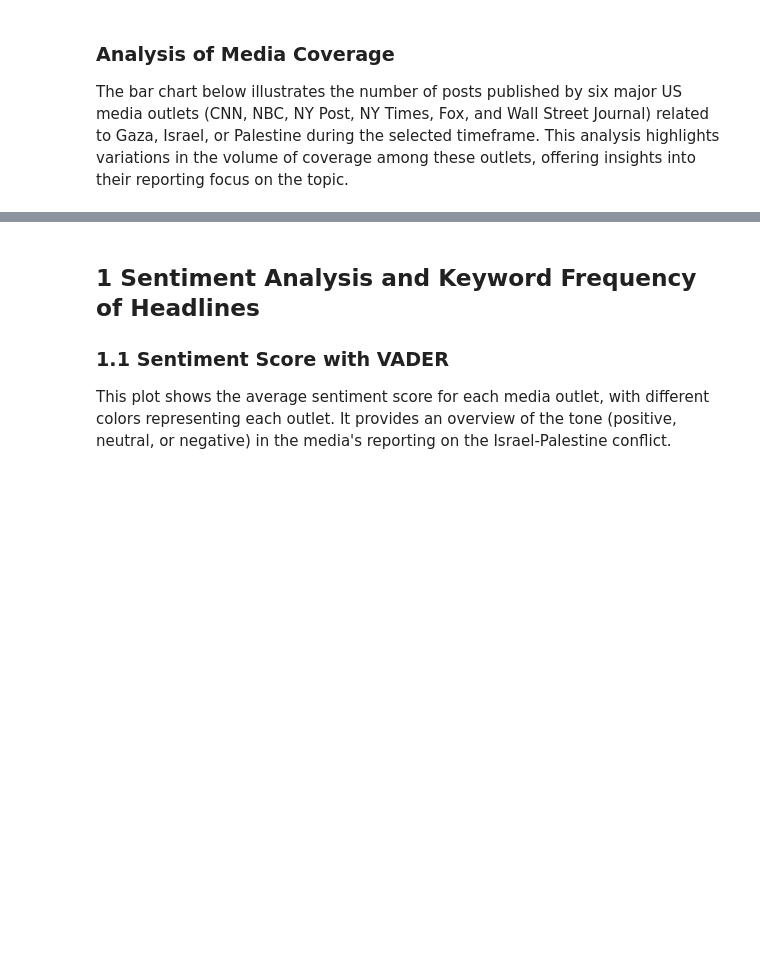
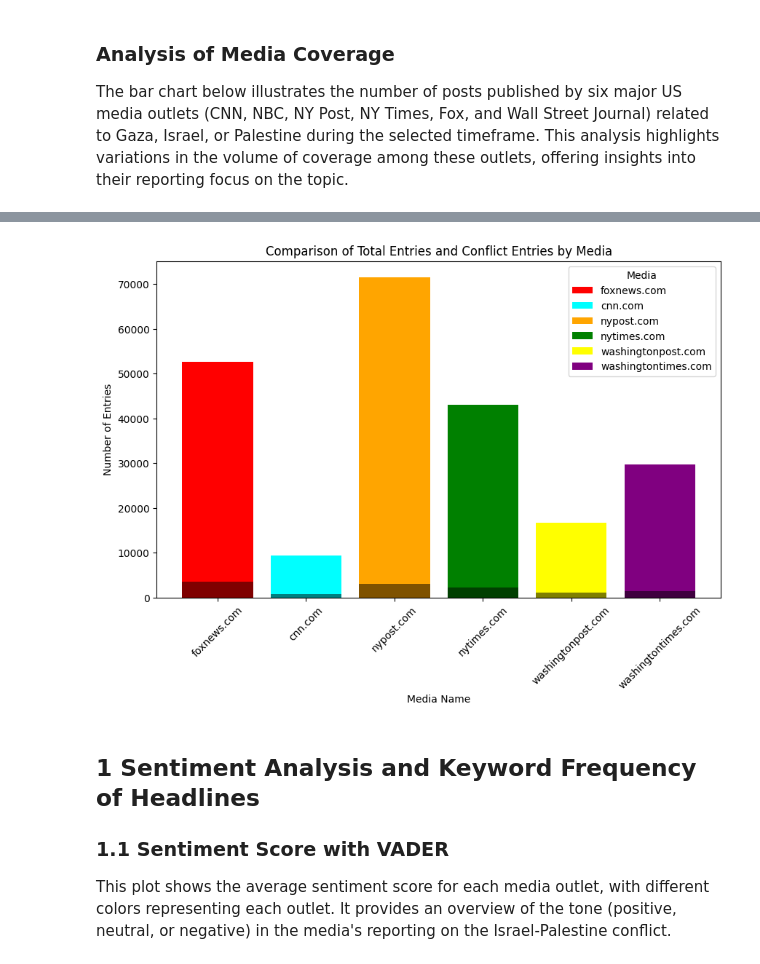
Before and after one commit to tinasophie15/FCSS-Project-Group-10, a Jupyter notebook: code/group10.ipynb, the cells around one changed output, grey strips where cells are left out. Cells and saved outputs as stored; diff of their text form; code cells hidden in the pictures; blank space fills up the shorter version.

```diff
--- a/code/group10.ipynb
+++ b/code/group10.ipynb
@@ -142,3 +216,47 @@ plt.show()
+# %%
+total_entries = {
+    'foxnews.com': 52599,
+    'cnn.com': 9351,
+    'nypost.com': 71485,
+    'nytimes.com': 43011,
+    'washingtonpost.com': 16747,
+    'washingtontimes.com': 29683
+}
+
+conflict_entries = {
+    'foxnews.com': 3590,
+    'nypost.com': 3048,
+    'nytimes.com': 2312,
+    'washingtontimes.com': 1398,
+    'washingtonpost.com': 1066,
+    'cnn.com': 815
+}
+
+# Color map
+color_map = {
+    'foxnews.com': 'red',
+    'cnn.com': 'cyan',
+    'nytimes.com': 'green',
+    'washingtontimes.com': 'purple',
+    'nypost.com': 'orange',
+    'washingtonpost.com': 'yellow'
+}
+
+fig, ax = plt.subplots(figsize=(10, 6))
+for media in total_entries:
+    ax.bar(media, total_entries[media], color=color_map[media], label=media)
+
+for media in conflict_entries:
+    ax.bar(media, conflict_entries[media], color='black', alpha=0.5)
+
+ax.set_xlabel('Media Name')
+ax.set_ylabel('Number of Entries')
+ax.set_title('Comparison of Total Entries and Conflict Entries by Media')
+ax.legend(title='Media')
+plt.xticks(rotation=45)
+plt.show()
+# %% [output]
+[figure, added]
 # %% [markdown]
 ## 1 Sentiment Analysis and Keyword Frequency of Headlines
 
```
Also changed, not shown: parts of 6 cells of this notebook, 9 other files.
